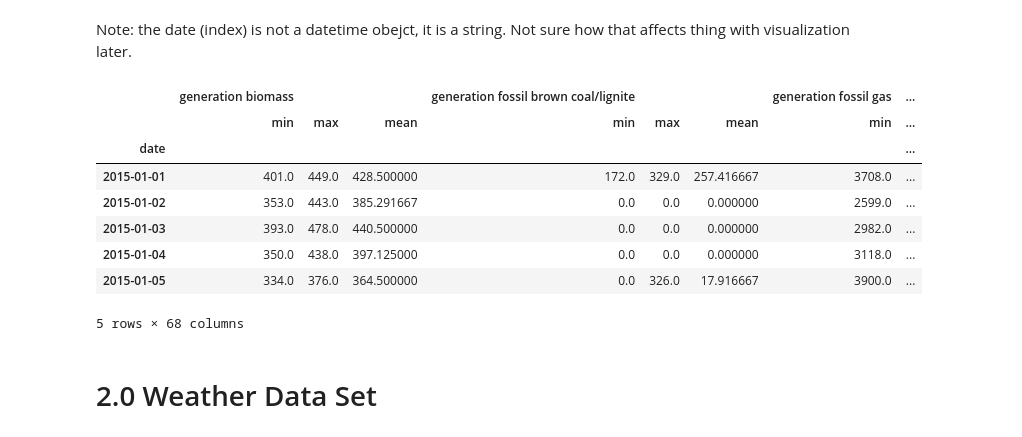
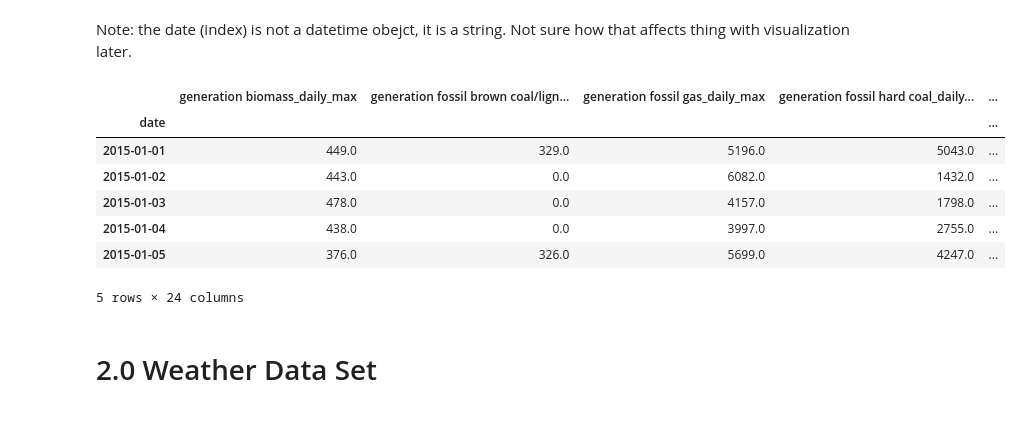
Before and after one commit to klagios/Capstone_02, a Jupyter notebook: Capstone_02_datawrangling.ipynb, the cells around one changed output. Cells and saved outputs as stored; diff of their text form; code cells hidden in the pictures.

```diff
--- a/Capstone_02_datawrangling.ipynb
+++ b/Capstone_02_datawrangling.ipynb
@@ -368,8 +333,8 @@ Index(['generation biomass', 'generation fossil brown coal/lignite',
 #For now, we are going to operate on all columns except "diff_gen_load", b/c I'm not sure it makes sense to have the max, min or average of that for a particular day.
 #In essence, we are abandoning that for now.
 
-eng_grouped_3 = energy_data.drop(columns=['diff_gen_load'])
-print(eng_grouped_3.columns)
+eng_grouped = energy_data.drop(columns=['diff_gen_load'])
+print(eng_grouped.columns)
 # %% [output]
 Index(['generation biomass', 'generation fossil brown coal/lignite',
        'generation fossil gas', 'generation fossil hard coal',
@@ -384,11 +349,19 @@ Index(['generation biomass', 'generation fossil brown coal/lignite',
       dtype='object')
 # %%
 #Process new df to add summary statistics
-#eng_grouped_3.head()
-eng_grouped_3 = eng_grouped_3.groupby(eng_grouped_3.index.date)[col_list_e].agg(['min', 'max', 'mean'])
+#eng_grouped_3 = eng_grouped_3.groupby(eng_grouped_3.index.date)[col_list_e].agg(['min', 'max', 'mean'])
+#For now, only using 'max'
+eng_grouped_max = eng_grouped.groupby(eng_grouped.index.date)[col_list_e].max()
 
-eng_grouped_3 = pd.DataFrame(eng_grouped_3)
-#col_list_new_names = [text + '_daily_max' for text in col_list]
-#wea_grouped_max.columns = [col_list_new_names]
-eng_grouped_3.head()
+
+#eng_grouped_3 = pd.DataFrame(eng_grouped_3)
+eng_grouped_max = pd.DataFrame(eng_grouped_max)
+
+#If using .agg method, you can skip renaming the columns
+cols = eng_grouped_max.columns
+for i in range(len(col_list)):
+    if col_list[i] in cols:
+        eng_grouped_max.rename(columns={cols[i]: cols[i]+'_daily_max'}, inplace=True)
+
+eng_grouped_max.head()
 # %% [output]
@@ -407,33 +379,32 @@ Note: the date (index) is not a datetime obejct, it is a string. Not sure how th
 # %%
 #Have to convert index to datetime again.
 #Move date out of index to operate on
-eng_grouped_3.reset_index(inplace=True, names='date')
+eng_grouped_max.reset_index(inplace=True, names='date')
 
 #Convert to datetime
-eng_grouped_3.date = pd.to_datetime(eng_grouped_3.date, utc=True)
+eng_grouped_max.date = pd.to_datetime(eng_grouped_max.date, utc=True)
 
 #Add month and day_of_week columns
-eng_grouped_3['month'] = eng_grouped_3['date'].dt.strftime('%m')
-eng_grouped_3['day_of_week'] = eng_grouped_3['date'].dt.strftime('%A')
+eng_grouped_max['month'] = eng_grouped_max['date'].dt.strftime('%m')
+eng_grouped_max['day_of_week'] = eng_grouped_max['date'].dt.strftime('%A')
 
 #Format date to 'YYYY=mm=dd' - which converts it back to a string
-eng_grouped_3['date'] = eng_grouped_3['date'].dt.strftime('%Y-%m-%d')
+eng_grouped_max['date'] = eng_grouped_max['date'].dt.strftime('%Y-%m-%d')
 
 #Make 'date' index again
-eng_grouped_3.set_index('date', inplace=True)
+eng_grouped_max.set_index('date', inplace=True)
 
 #eng_grouped_3['date'].dtype
-eng_grouped_3.head()
+eng_grouped_max.head()
 # %% [output]
-|  | generation biomass |  |  | generation fossil brown coal/lignite |  |  | generation fossil gas | ... |
-|  | min | max | mean | min | max | mean | min | ... |
-| date |  |  |  |  |  |  |  | ... |
-| 2015-01-01 | 401.0 | 449.0 | 428.500000 | 172.0 | 329.0 | 257.416667 | 3708.0 | ... |
-| 2015-01-02 | 353.0 | 443.0 | 385.291667 | 0.0 | 0.0 | 0.000000 | 2599.0 | ... |
-| 2015-01-03 | 393.0 | 478.0 | 440.500000 | 0.0 | 0.0 | 0.000000 | 2982.0 | ... |
-| 2015-01-04 | 350.0 | 438.0 | 397.125000 | 0.0 | 0.0 | 0.000000 | 3118.0 | ... |
-| 2015-01-05 | 334.0 | 376.0 | 364.500000 | 0.0 | 326.0 | 17.916667 | 3900.0 | ... |
+|  | generation biomass_daily_max | generation fossil brown coal/lign... | generation fossil gas_daily_max | generation fossil hard coal_daily... | ... |
+| date |  |  |  |  | ... |
+| 2015-01-01 | 449.0 | 329.0 | 5196.0 | 5043.0 | ... |
+| 2015-01-02 | 443.0 | 0.0 | 6082.0 | 1432.0 | ... |
+| 2015-01-03 | 478.0 | 0.0 | 4157.0 | 1798.0 | ... |
+| 2015-01-04 | 438.0 | 0.0 | 3997.0 | 2755.0 | ... |
+| 2015-01-05 | 376.0 | 326.0 | 5699.0 | 4247.0 | ... |
-5 rows × 68 columns
+5 rows × 24 columns
 # %% [markdown]
 # 2.0 Weather Data Set
 # %% [markdown]
```
Also changed, not shown: parts of 75 cells of this notebook, 1 other file.
